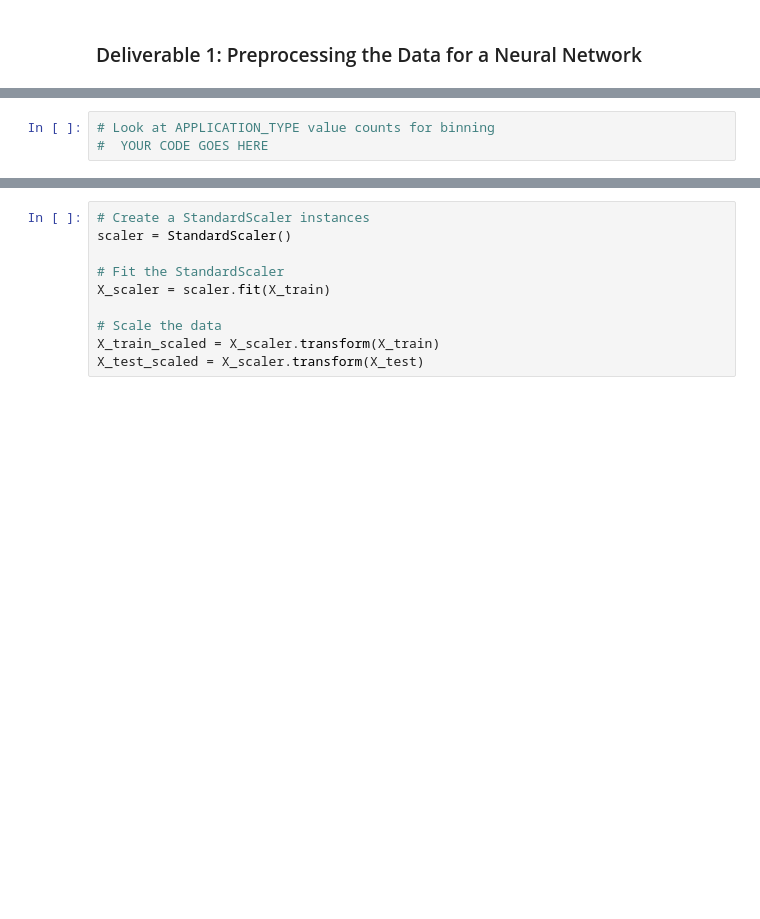
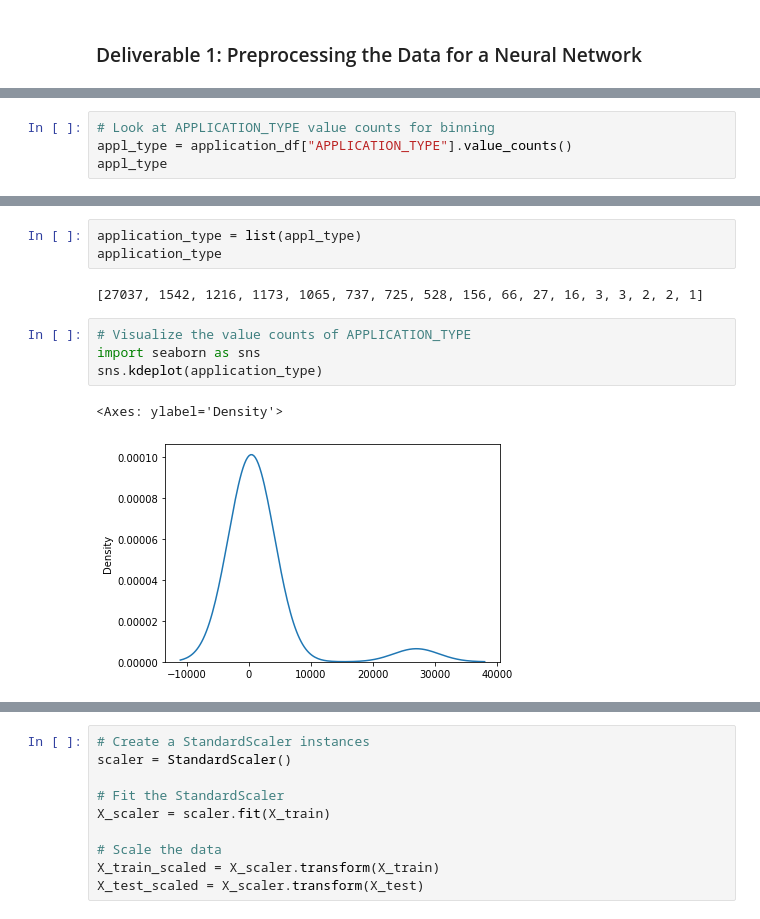
Before and after one commit to daappadurai/Deep_learning_challenge, a Jupyter notebook: AlphabetSoupCharity.ipynb, the cells around one changed output, grey strips where cells are left out. Saved outputs shown, nothing was run; the diff lists cells and outputs as text; blank space fills up the shorter version.

```diff
--- a/AlphabetSoupCharity.ipynb
+++ b/AlphabetSoupCharity.ipynb
@@ -39,6 +84,7 @@ dtype: int64
 # %%
 # Look at APPLICATION_TYPE value counts for binning
-#  YOUR CODE GOES HERE
+appl_type = application_df["APPLICATION_TYPE"].value_counts()
+appl_type
 # %% [output]
 T3     27037
 T4      1542
@@ -60,0 +134,12 @@ Name: APPLICATION_TYPE, dtype: int64
+# %%
+application_type = list(appl_type)
+application_type
+# %% [output]
+[27037, 1542, 1216, 1173, 1065, 737, 725, 528, 156, 66, 27, 16, 3, 3, 2, 2, 1]
+# %%
+# Visualize the value counts of APPLICATION_TYPE
+import seaborn as sns
+sns.kdeplot(application_type)
+# %% [output]
+<Axes: ylabel='Density'>
+[figure, added]
```
Also changed, not shown: parts of 45 cells of this notebook.
